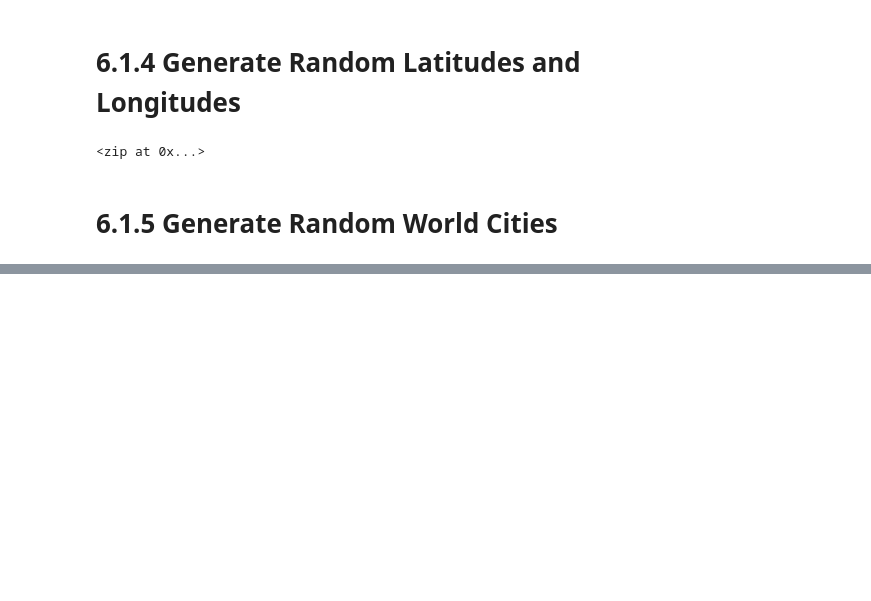
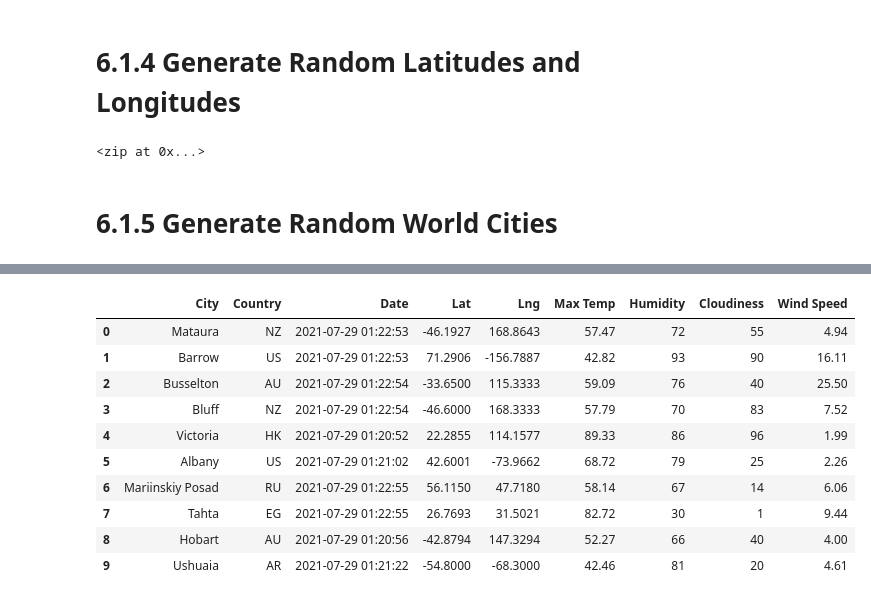
Before and after one commit to ewaszy/World_Weather_Analysis, a Jupyter notebook: WeatherPy.ipynb, the cells around one changed output, grey strips where cells are left out. Saved outputs shown, nothing was run; the diff lists cells and outputs as text; code cells hidden in the pictures; blank space fills up the shorter version.

```diff
--- a/WeatherPy.ipynb
+++ b/WeatherPy.ipynb
@@ -38,0 +173,17 @@ len(cities)
+# %%
+# Reorder the columns in the DataFrame
+new_column_order = ["City", "Country", "Date", "Lat", "Lng", "Max Temp", "Humidity", "Cloudiness", "Wind Speed"]
+city_data_df = city_data_df[new_column_order]
+city_data_df.head(10)
+# %% [output]
+|  | City | Country | Date | Lat | Lng | Max Temp | Humidity | Cloudiness | Wind Speed |
+| 0 | Mataura | NZ | 2021-07-29 01:22:53 | -46.1927 | 168.8643 | 57.47 | 72 | 55 | 4.94 |
+| 1 | Barrow | US | 2021-07-29 01:22:53 | 71.2906 | -156.7887 | 42.82 | 93 | 90 | 16.11 |
+| 2 | Busselton | AU | 2021-07-29 01:22:54 | -33.6500 | 115.3333 | 59.09 | 76 | 40 | 25.50 |
+| 3 | Bluff | NZ | 2021-07-29 01:22:54 | -46.6000 | 168.3333 | 57.79 | 70 | 83 | 7.52 |
+| 4 | Victoria | HK | 2021-07-29 01:20:52 | 22.2855 | 114.1577 | 89.33 | 86 | 96 | 1.99 |
+| 5 | Albany | US | 2021-07-29 01:21:02 | 42.6001 | -73.9662 | 68.72 | 79 | 25 | 2.26 |
+| 6 | Mariinskiy Posad | RU | 2021-07-29 01:22:55 | 56.1150 | 47.7180 | 58.14 | 67 | 14 | 6.06 |
+| 7 | Tahta | EG | 2021-07-29 01:22:55 | 26.7693 | 31.5021 | 82.72 | 30 | 1 | 9.44 |
+| 8 | Hobart | AU | 2021-07-29 01:20:56 | -42.8794 | 147.3294 | 52.27 | 66 | 40 | 4.00 |
+| 9 | Ushuaia | AR | 2021-07-29 01:21:22 | -54.8000 | -68.3000 | 42.46 | 81 | 20 | 4.61 |
```
Also changed, not shown: parts of 11 cells of this notebook, 3 other files.
